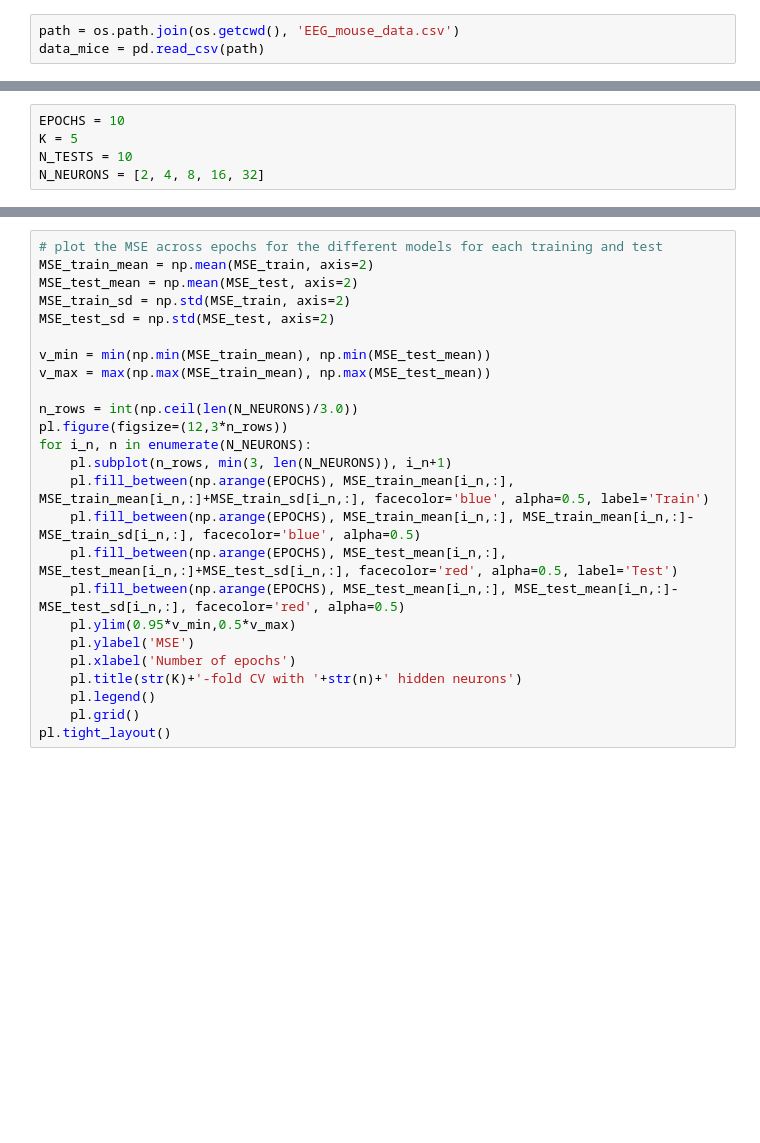
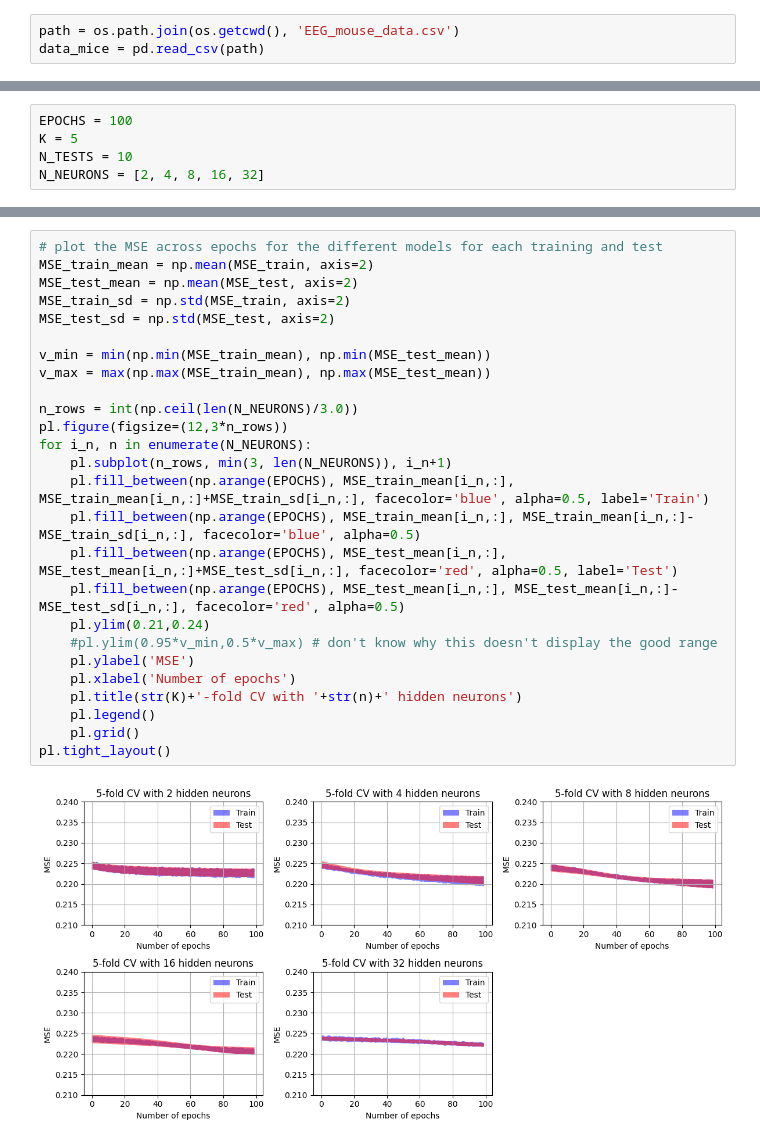
Before and after one commit to bastienvty/mse_machle, a Jupyter notebook: pw10/9_model_selection.ipynb, the cells around one changed output, grey strips where cells are left out. Cells and saved outputs as stored; diff of their text form; blank space fills up the shorter version.

```diff
--- a/pw10/9_model_selection.ipynb
+++ b/pw10/9_model_selection.ipynb
@@ -304,5 +331,5 @@ pl.tight_layout()
 # %%
-EPOCHS = 10
+EPOCHS = 100
 K = 5
 N_TESTS = 10
 N_NEURONS = [2, 4, 8, 16, 32]
@@ -330,28 +360,31 @@ Testing 4 neurons...
 # %%
 # plot the MSE across epochs for the different models for each training and test
 MSE_train_mean = np.mean(MSE_train, axis=2)
 MSE_test_mean = np.mean(MSE_test, axis=2)
 MSE_train_sd = np.std(MSE_train, axis=2)
 MSE_test_sd = np.std(MSE_test, axis=2)
 
 v_min = min(np.min(MSE_train_mean), np.min(MSE_test_mean))
 v_max = max(np.max(MSE_train_mean), np.max(MSE_test_mean))
 
 n_rows = int(np.ceil(len(N_NEURONS)/3.0))
 pl.figure(figsize=(12,3*n_rows))
 for i_n, n in enumerate(N_NEURONS):
     pl.subplot(n_rows, min(3, len(N_NEURONS)), i_n+1)
     pl.fill_between(np.arange(EPOCHS), MSE_train_mean[i_n,:], MSE_train_mean[i_n,:]+MSE_train_sd[i_n,:], facecolor='blue', alpha=0.5, label='Train')
     pl.fill_between(np.arange(EPOCHS), MSE_train_mean[i_n,:], MSE_train_mean[i_n,:]-MSE_train_sd[i_n,:], facecolor='blue', alpha=0.5)
     pl.fill_between(np.arange(EPOCHS), MSE_test_mean[i_n,:], MSE_test_mean[i_n,:]+MSE_test_sd[i_n,:], facecolor='red', alpha=0.5, label='Test')
     pl.fill_between(np.arange(EPOCHS), MSE_test_mean[i_n,:], MSE_test_mean[i_n,:]-MSE_test_sd[i_n,:], facecolor='red', alpha=0.5)
-    pl.ylim(0.95*v_min,0.5*v_max)
+    pl.ylim(0.21,0.24)
+    #pl.ylim(0.95*v_min,0.5*v_max) # don't know why this doesn't display the good range
     pl.ylabel('MSE')
     pl.xlabel('Number of epochs')
     pl.title(str(K)+'-fold CV with '+str(n)+' hidden neurons')
     pl.legend()
     pl.grid()
 pl.tight_layout()
+# %% [output]
+[figure, added]
 # %%
 pl.figure(figsize=(15,8))
 pl.subplot(2,1,1)
```
Also changed, not shown: parts of 18 cells of this notebook, 1 other file.
